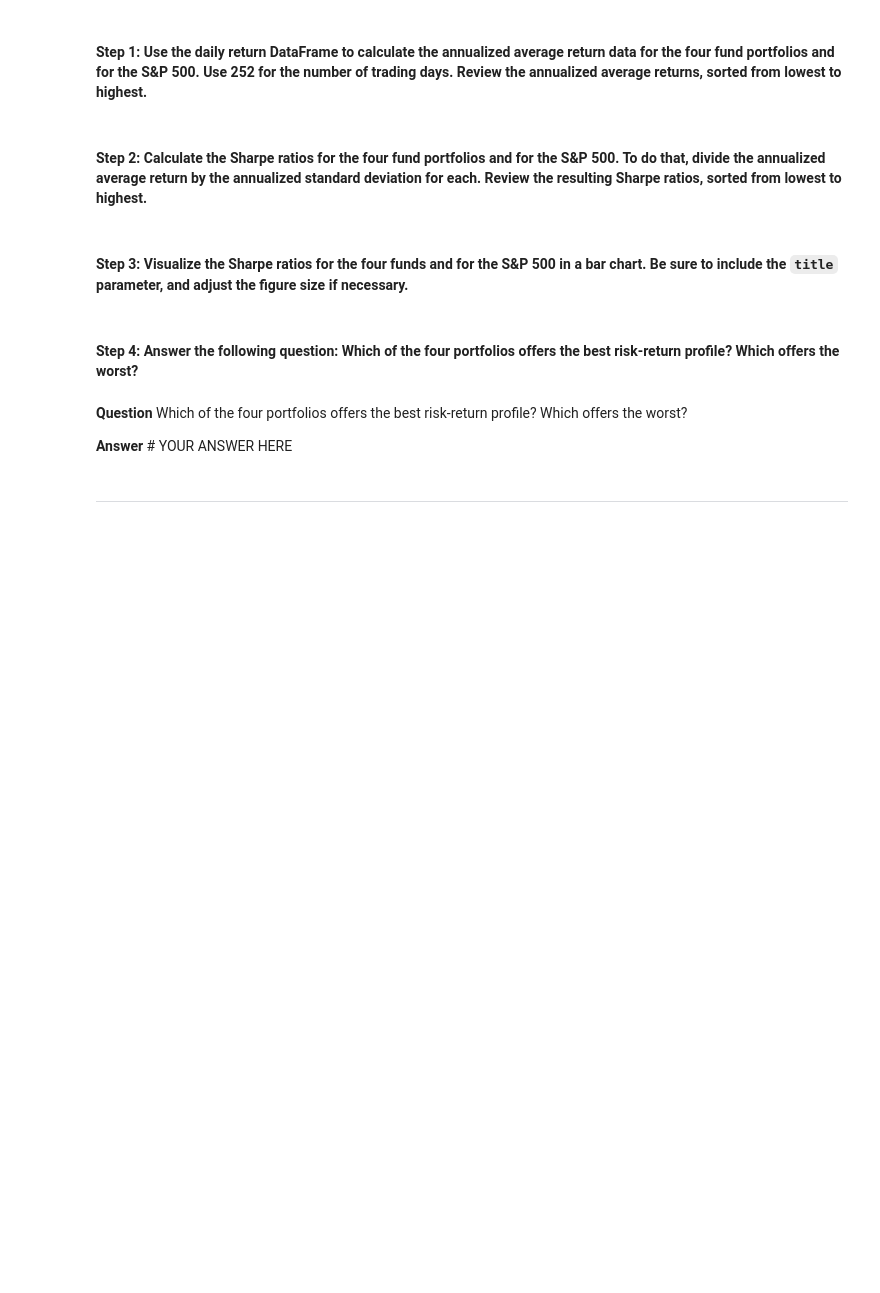
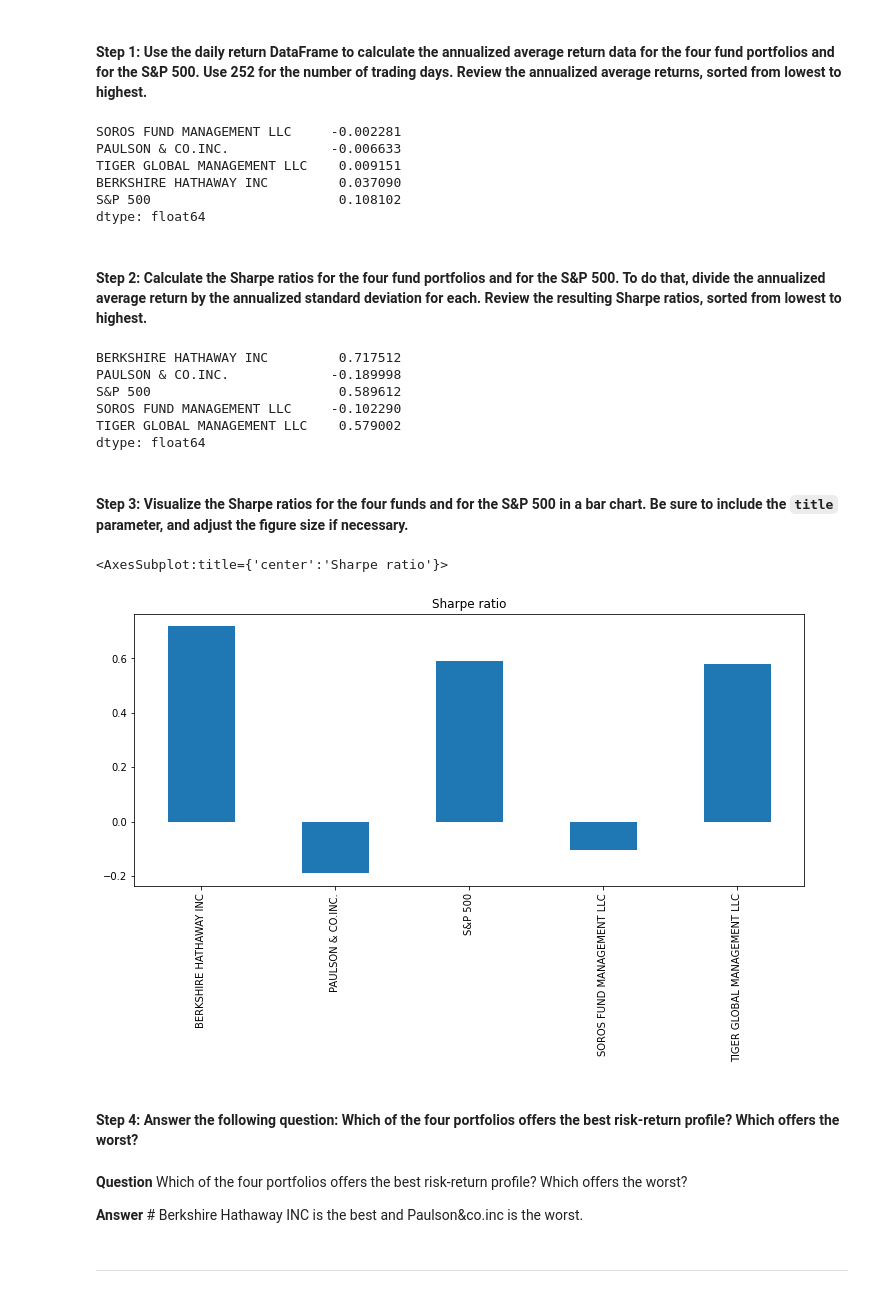
Before and after one commit to sungmoo89/Analyzing-Portfolio, a Jupyter notebook: risk_return_analysis.ipynb, the cells around one changed output. Cells and saved outputs as stored; diff of their text form; code cells hidden in the pictures; blank space fills up the shorter version.

```diff
--- a/risk_return_analysis.ipynb
+++ b/risk_return_analysis.ipynb
@@ -259,3 +259,6 @@ Evaluate the risk profile of each portfolio by using the standard deviation and
 # Calculate and sort the standard deviation for all 4 portfolios and the S&P 500
 # Review the standard deviations sorted smallest to largest
 # YOUR CODE HERE
+standard_deviation = daily_returns.std()
+standard_deviation = standard_deviation.sort_values()
+standard_deviation
@@ -265,3 +275,6 @@ Evaluate the risk profile of each portfolio by using the standard deviation and
 # Calculate and sort the annualized standard deviation (252 trading days) of the 4 portfolios and the S&P 500
 # Review the annual standard deviations smallest to largest
 # YOUR CODE HERE
+annualized_std = standard_deviation * np.sqrt(252)
+annualized_std = annualized_std.sort_values()
+annualized_std
@@ -311,24 +341,48 @@ To determine the overall risk of an asset or portfolio, quantitative analysts an
 # Use 252 as the number of trading days in the year
 # Review the annual average returns sorted from lowest to highest
 # YOUR CODE HERE
+annualized_average_returns = daily_returns.mean() * 252
+annualized_average_returns.sort_values()
+annualized_average_returns
+# %% [output]
+SOROS FUND MANAGEMENT LLC     -0.002281
+PAULSON & CO.INC.             -0.006633
+TIGER GLOBAL MANAGEMENT LLC    0.009151
+BERKSHIRE HATHAWAY INC         0.037090
+S&P 500                        0.108102
+dtype: float64
 # %% [markdown]
 #### Step 2: Calculate the Sharpe ratios for the four fund portfolios and for the S&P 500. To do that, divide the annualized average return by the annualized standard deviation for each. Review the resulting Sharpe ratios, sorted from lowest to highest.
 # %%
 # Calculate the annualized Sharpe Ratios for each of the 4 portfolios and the S&P 500.
 # Review the Sharpe ratios sorted lowest to highest
 # YOUR CODE HERE
+sharpe_ratio = annualized_average_returns/annualized_std
+sharpe_ratio.sort_values()
+sharpe_ratio
+# %% [output]
+BERKSHIRE HATHAWAY INC         0.717512
+PAULSON & CO.INC.             -0.189998
+S&P 500                        0.589612
+SOROS FUND MANAGEMENT LLC     -0.102290
+TIGER GLOBAL MANAGEMENT LLC    0.579002
+dtype: float64
 # %% [markdown]
 #### Step 3: Visualize the Sharpe ratios for the four funds and for the S&P 500 in a bar chart. Be sure to include the `title` parameter, and adjust the figure size if necessary.
 # %%
 # Visualize the Sharpe ratios as a bar chart
 # Include a title parameter and adjust the figure size
 # YOUR CODE HERE
+sharpe_ratio.plot.bar(figsize=(12,5), title="Sharpe ratio")
+# %% [output]
+<AxesSubplot:title={'center':'Sharpe ratio'}>
+[figure, added]
 # %% [markdown]
 #### Step 4: Answer the following question: Which of the four portfolios offers the best risk-return profile? Which offers the worst?
 # %% [markdown]
 **Question** Which of the four portfolios offers the best risk-return profile? Which offers the worst?
 
-**Answer** # YOUR ANSWER HERE
+**Answer** # Berkshire Hathaway INC is the best and Paulson&co.inc is the worst.
 # %% [markdown]
 ---
 # %% [markdown]
```
Also changed, not shown: parts of 18 cells of this notebook.
